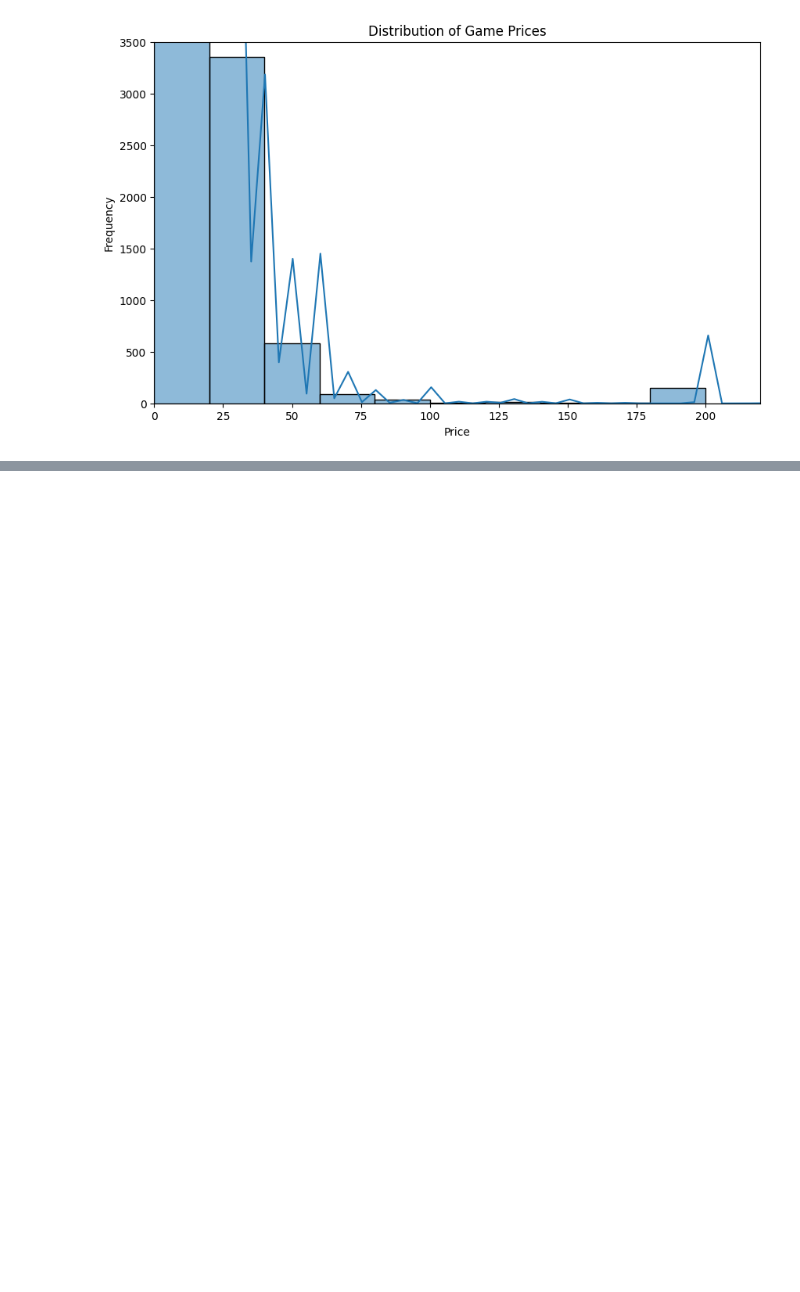
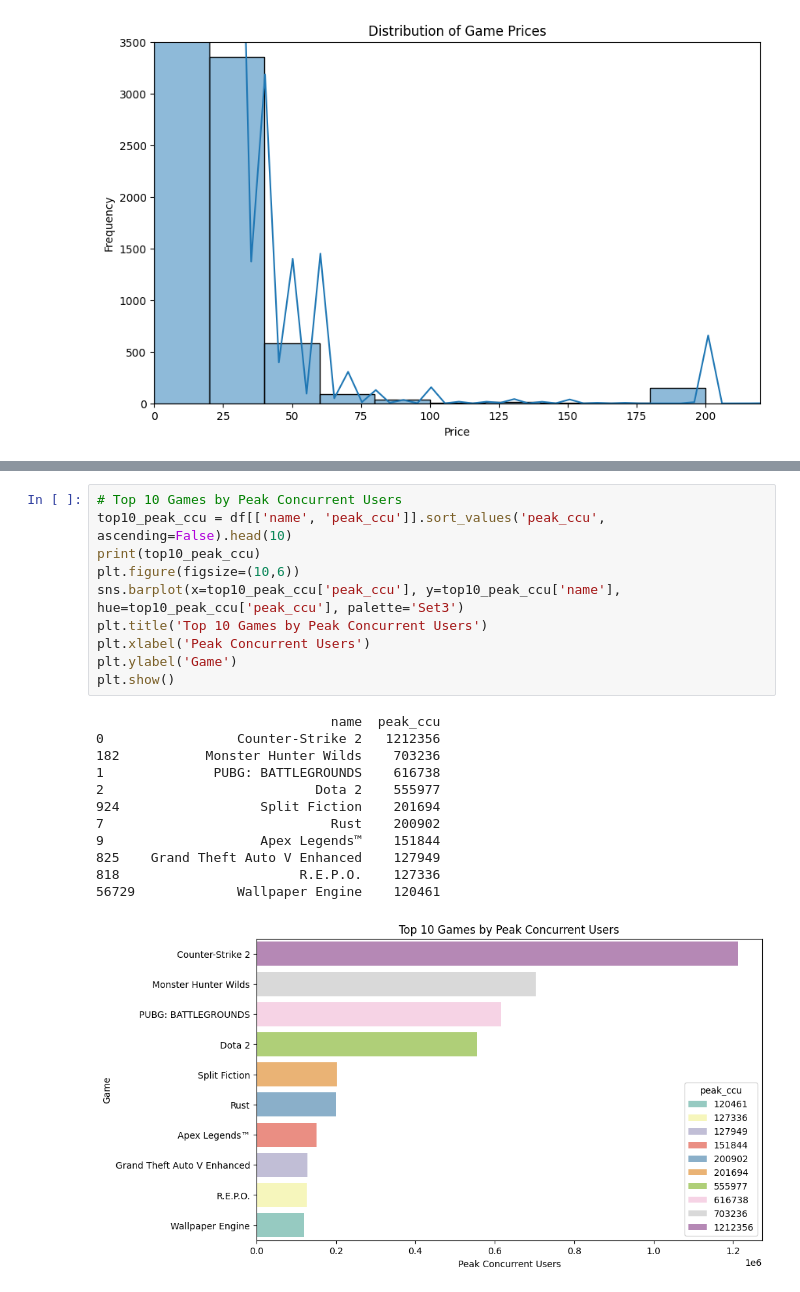
Before and after one commit to dengas/Steam-Game-Analytics, a Jupyter notebook: analysis.ipynb, the cells around one changed output, grey strips where cells are left out. Cells and saved outputs as stored; diff of their text form; blank space fills up the shorter version.

```diff
--- a/analysis.ipynb
+++ b/analysis.ipynb
@@ -164,0 +219,23 @@ Name: genres, Length: 258236, dtype: object
+# %%
+# Top 10 Games by Peak Concurrent Users
+top10_peak_ccu = df[['name', 'peak_ccu']].sort_values('peak_ccu', ascending=False).head(10)
+print(top10_peak_ccu)
+plt.figure(figsize=(10,6))
+sns.barplot(x=top10_peak_ccu['peak_ccu'], y=top10_peak_ccu['name'], hue=top10_peak_ccu['peak_ccu'], palette='Set3')
+plt.title('Top 10 Games by Peak Concurrent Users')
+plt.xlabel('Peak Concurrent Users')
+plt.ylabel('Game')
+plt.show()
+# %% [output]
+                              name  peak_ccu
+0                 Counter-Strike 2   1212356
+182           Monster Hunter Wilds    703236
+1              PUBG: BATTLEGROUNDS    616738
+2                           Dota 2    555977
+924                  Split Fiction    201694
+7                             Rust    200902
+9                    Apex Legends™    151844
+825    Grand Theft Auto V Enhanced    127949
+818                       R.E.P.O.    127336
+56729             Wallpaper Engine    120461
+[figure, added]
```
Also changed, not shown: parts of 7 cells of this notebook, 1 other file.
